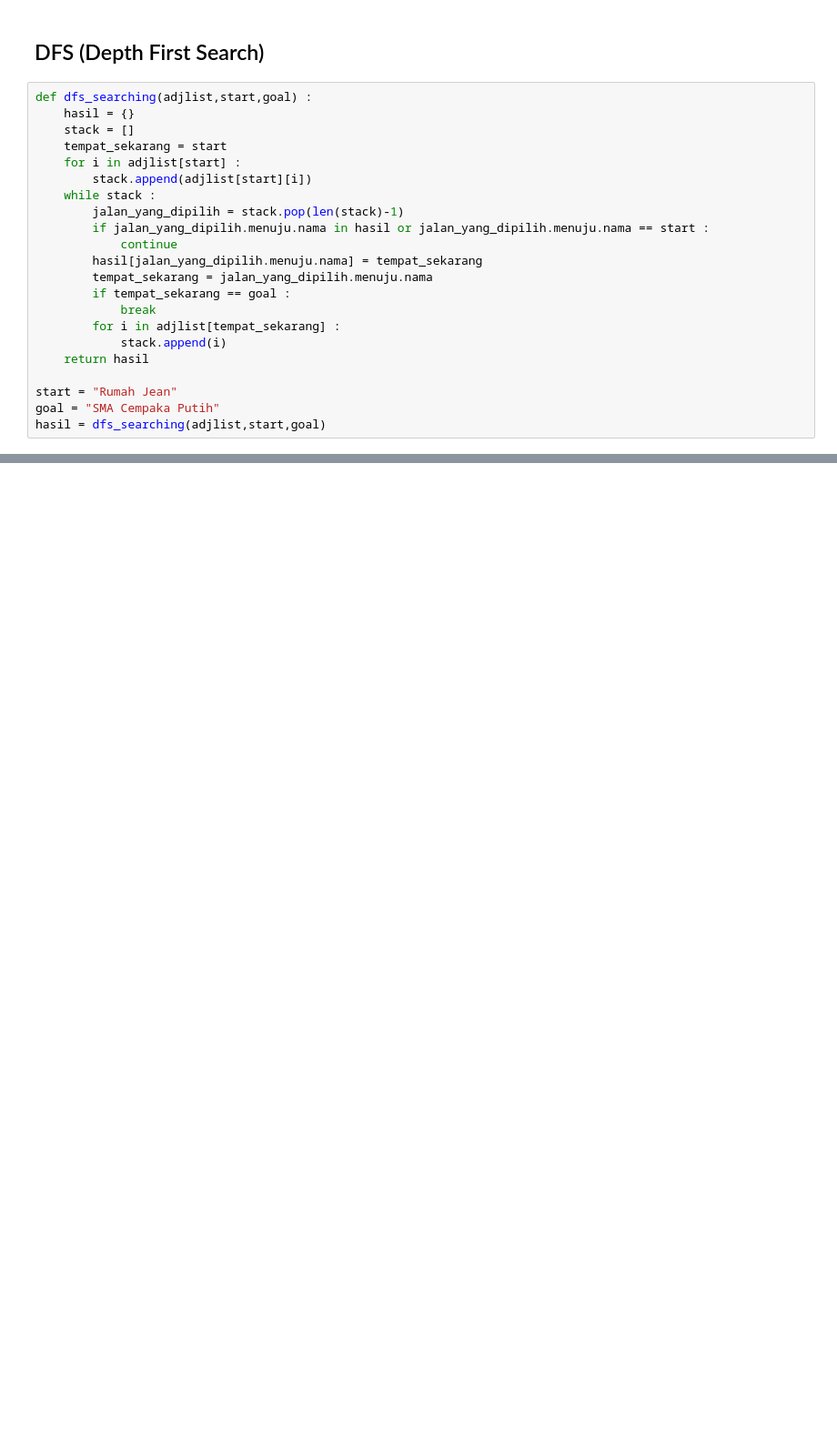
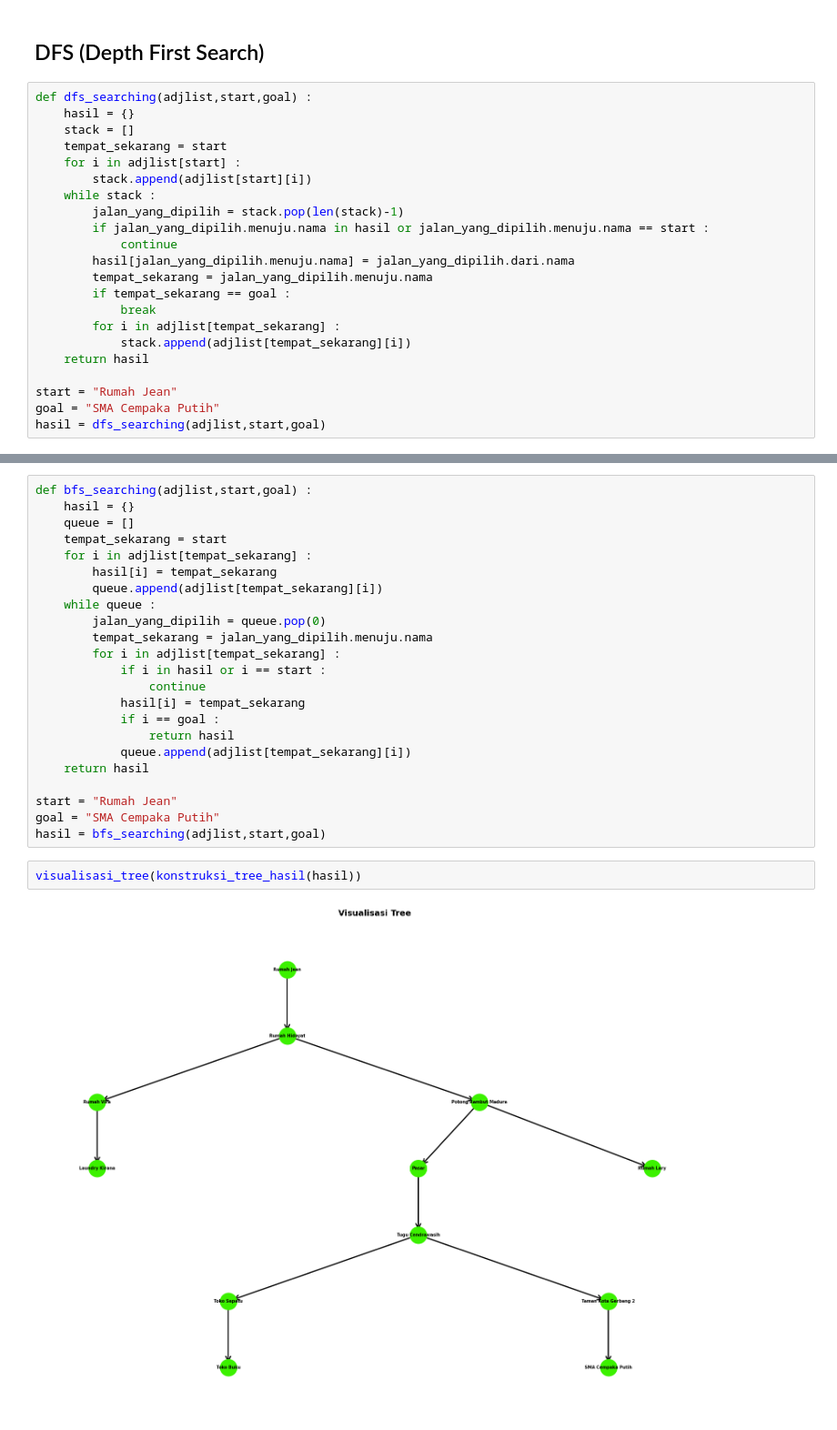
Before and after one commit to Gerhana0/PRAK-MDTG-B-2026, a Jupyter notebook: Pertemuan 5.ipynb, the cells around one changed output, grey strips where cells are left out. Shown at 91% size. Drawn from its saved outputs; the diff is of its cells as text; blank space fills up the shorter version.

```diff
--- a/Pertemuan 5.ipynb
+++ b/Pertemuan 5.ipynb
@@ -181,12 +185,12 @@ def dfs_searching(adjlist,start,goal) :
         jalan_yang_dipilih = stack.pop(len(stack)-1)
         if jalan_yang_dipilih.menuju.nama in hasil or jalan_yang_dipilih.menuju.nama == start :
             continue
-        hasil[jalan_yang_dipilih.menuju.nama] = tempat_sekarang
+        hasil[jalan_yang_dipilih.menuju.nama] = jalan_yang_dipilih.dari.nama
         tempat_sekarang = jalan_yang_dipilih.menuju.nama
         if tempat_sekarang == goal :
             break
         for i in adjlist[tempat_sekarang] :
-            stack.append(i)
+            stack.append(adjlist[tempat_sekarang][i])
     return hasil
 
 start = "Rumah Jean"
@@ -202,0 +212,27 @@ visualisasi_tree(konstruksi_jalan_terpendek(adjlist=hasil,start=start,goal=goal)
+# %%
+def bfs_searching(adjlist,start,goal) :
+    hasil = {}
+    queue = []
+    tempat_sekarang = start
+    for i in adjlist[tempat_sekarang] :
+        hasil[i] = tempat_sekarang
+        queue.append(adjlist[tempat_sekarang][i])
+    while queue :
+        jalan_yang_dipilih = queue.pop(0)
+        tempat_sekarang = jalan_yang_dipilih.menuju.nama
+        for i in adjlist[tempat_sekarang] :
+            if i in hasil or i == start :
+                continue
+            hasil[i] = tempat_sekarang
+            if i == goal :
+                return hasil
+            queue.append(adjlist[tempat_sekarang][i])
+    return hasil
+
+start = "Rumah Jean"
+goal = "SMA Cempaka Putih"
+hasil = bfs_searching(adjlist,start,goal)
+# %%
+visualisasi_tree(konstruksi_tree_hasil(hasil))
+# %% [output]
+[figure, added]
```
Also changed, not shown: parts of 16 cells of this notebook, 1 other file.
